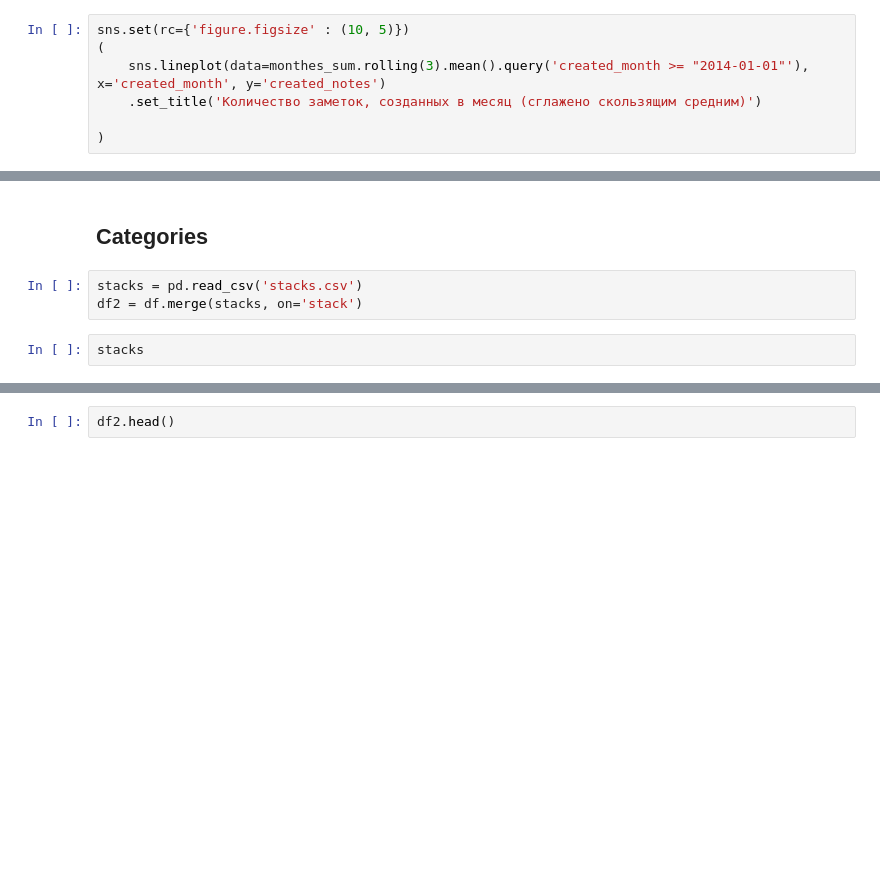
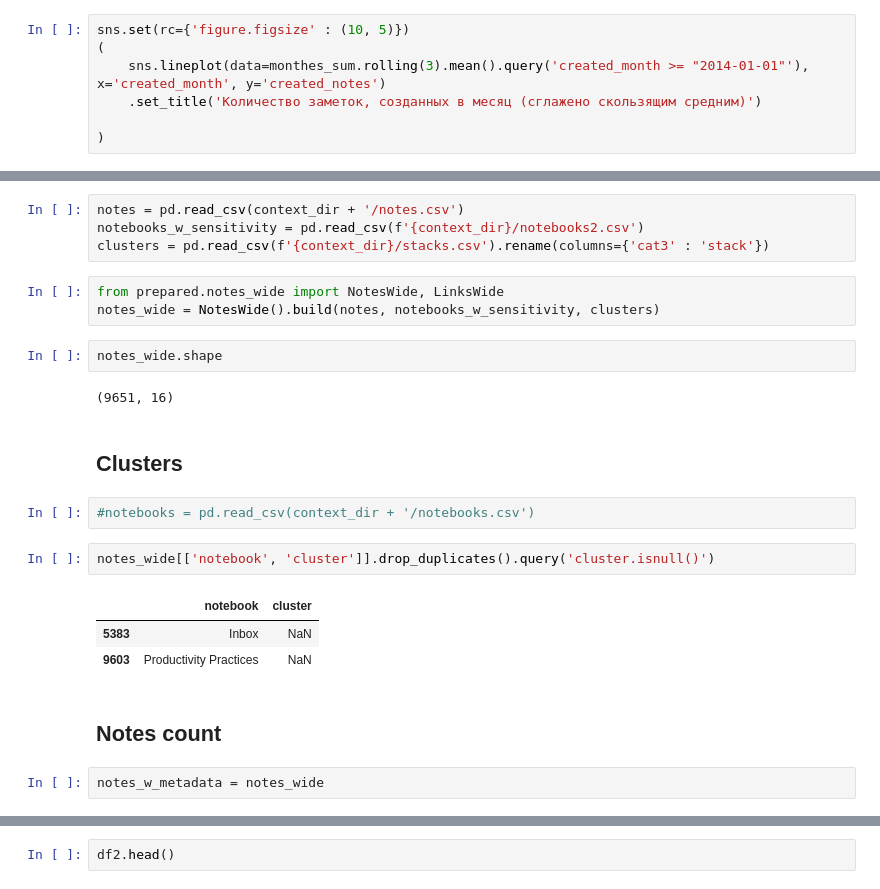
Before and after one commit to northcapen/associative_text_map_tools, a Jupyter notebook: notes_analytics/evernote_.ipynb, the cells around one changed output, grey strips where cells are left out. Cells and saved outputs as stored; diff of their text form; blank space fills up the shorter version.

```diff
--- a/notes_analytics/evernote_.ipynb
+++ b/notes_analytics/evernote_.ipynb
@@ -79,7 +85,25 @@ sns.set(rc={'figure.figsize' : (10, 5)})
+# %%
+notes = pd.read_csv(context_dir + '/notes.csv')
+notebooks_w_sensitivity = pd.read_csv(f'{context_dir}/notebooks2.csv')
+clusters = pd.read_csv(f'{context_dir}/stacks.csv').rename(columns={'cat3' : 'stack'})
+# %%
+from prepared.notes_wide import NotesWide, LinksWide
+notes_wide = NotesWide().build(notes, notebooks_w_sensitivity, clusters)
+# %%
+notes_wide.shape
+# %% [output]
+(9651, 16)
 # %% [markdown]
-## Categories
+## Clusters
-# %%
-stacks = pd.read_csv('stacks.csv')
-df2 = df.merge(stacks, on='stack')
-# %%
-stacks
+# %%
+#notebooks = pd.read_csv(context_dir + '/notebooks.csv')
+# %%
+notes_wide[['notebook', 'cluster']].drop_duplicates().query('cluster.isnull()')
+# %% [output]
+|  | notebook | cluster |
+| 5383 | Inbox | NaN |
+| 9603 | Productivity Practices | NaN |
+# %% [markdown]
+## Notes count
+# %%
+notes_w_metadata = notes_wide
```
Also changed, not shown: parts of 17 cells of this notebook.
